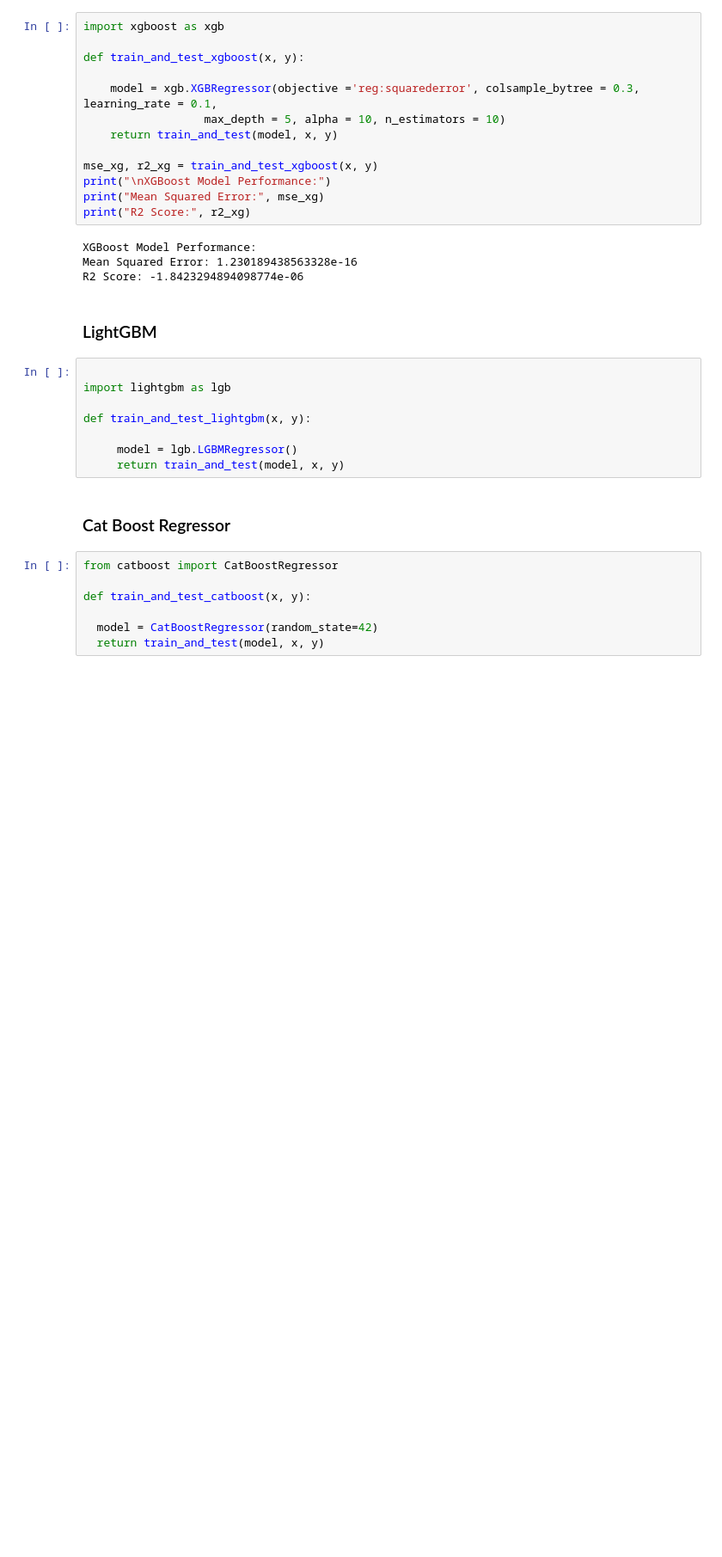
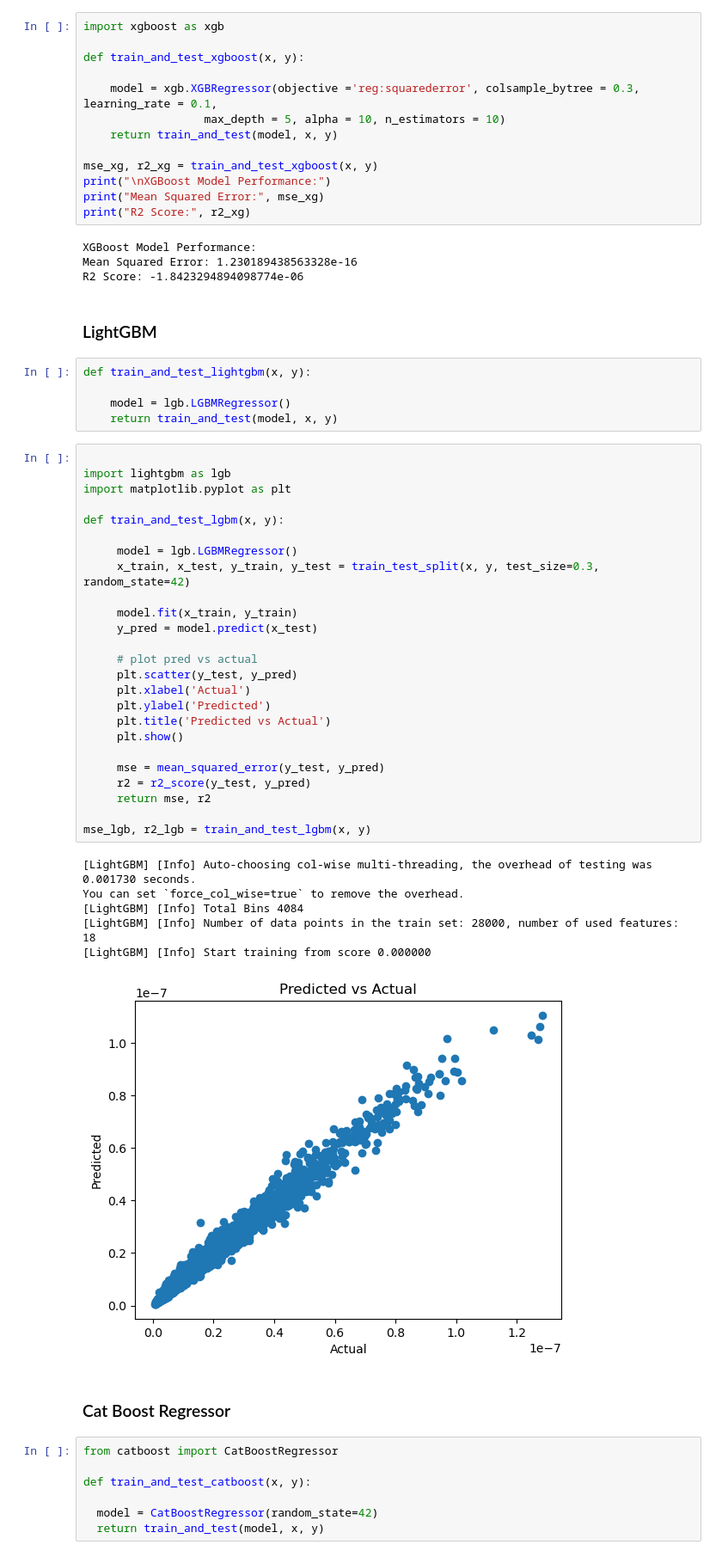
Before and after one commit to sankalp-bhat/DVD-Project-2, a Jupyter notebook: ml_model/aproach2.ipynb, the cells around one changed output. Shown at 86% size. Cells and saved outputs as stored; diff of their text form; blank space fills up the shorter version.

```diff
--- a/ml_model/aproach2.ipynb
+++ b/ml_model/aproach2.ipynb
@@ -118,13 +165,42 @@ R2 Score: -1.8423294894098774e-06
 # %% [markdown]
 ### LightGBM
 # %%
-
-import lightgbm as lgb
-
 def train_and_test_lightgbm(x, y):
 
-     model = lgb.LGBMRegressor()
-     return train_and_test(model, x, y)
+    model = lgb.LGBMRegressor()
+    return train_and_test(model, x, y)
+# %%
+
+import lightgbm as lgb
+import matplotlib.pyplot as plt
+
+def train_and_test_lgbm(x, y):
+
+     model = lgb.LGBMRegressor()
+     x_train, x_test, y_train, y_test = train_test_split(x, y, test_size=0.3, random_state=42)
+
+     model.fit(x_train, y_train)
+     y_pred = model.predict(x_test)
+
+     # plot pred vs actual
+     plt.scatter(y_test, y_pred)
+     plt.xlabel('Actual')
+     plt.ylabel('Predicted')
+     plt.title('Predicted vs Actual')
+     plt.show()
+
+     mse = mean_squared_error(y_test, y_pred)
+     r2 = r2_score(y_test, y_pred)
+     return mse, r2
+
+mse_lgb, r2_lgb = train_and_test_lgbm(x, y)
+# %% [output]
+[LightGBM] [Info] Auto-choosing col-wise multi-threading, the overhead of testing was 0.001730 seconds.
+You can set `force_col_wise=true` to remove the overhead.
+[LightGBM] [Info] Total Bins 4084
+[LightGBM] [Info] Number of data points in the train set: 28000, number of used features: 18
+[LightGBM] [Info] Start training from score 0.000000
+[figure, added]
 # %% [markdown]
 ### Cat Boost Regressor
 # %%
```
Also changed, not shown: parts of 36 cells of this notebook, 3 other files.
